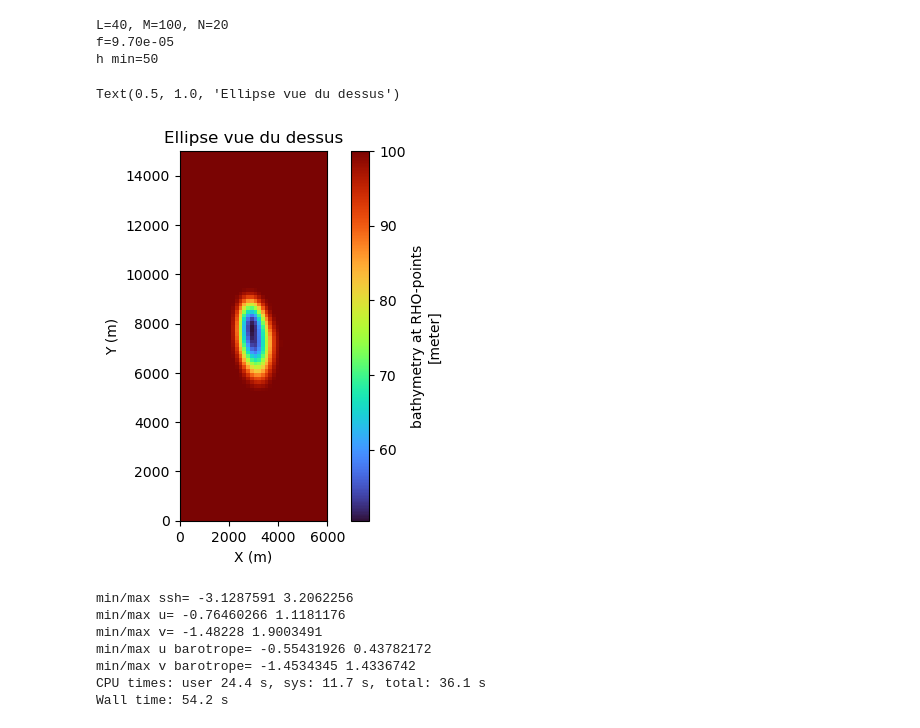
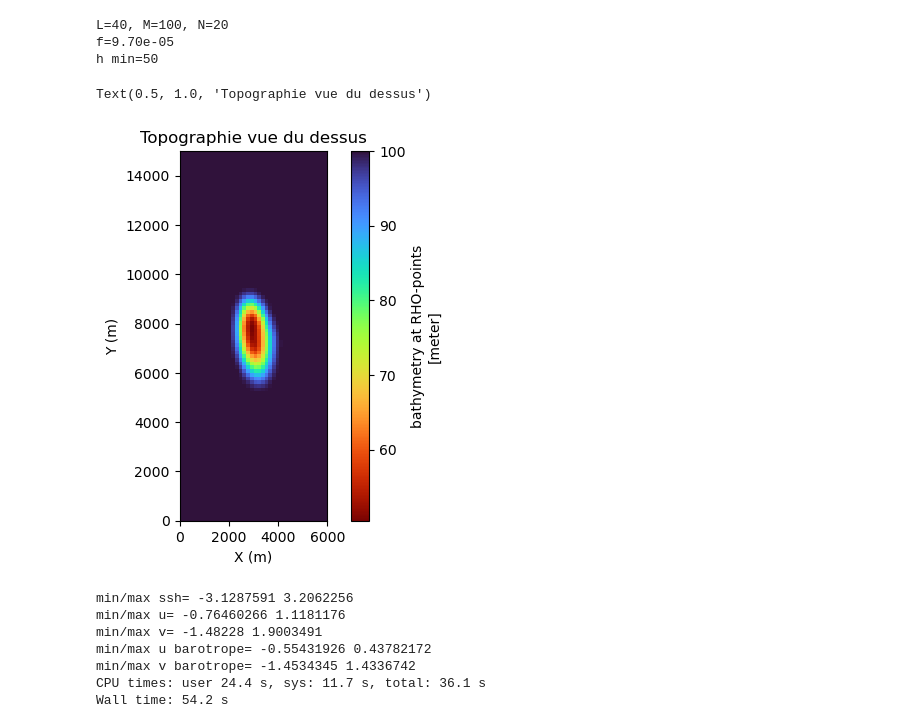
Before and after one commit to apatlpo/iroise_sandbank, a Jupyter notebook: croco/diags.ipynb, the cells around one changed output. Cells and saved outputs as stored; diff of their text form; code cells hidden in the pictures.

```diff
--- a/croco/diags.ipynb
+++ b/croco/diags.ipynb
@@ -100,19 +75,19 @@ h min=50
 # %%
 # Affichage de la topographie vue du dessus
 fig, ax = plt.subplots()
 fig.set_figwidth(6)
 ax.set_aspect('equal')
-ds.h.plot(x="lon", y="lat", cmap="turbo", ax=ax)
+ds.h.plot(x="lon", y="lat", cmap="turbo_r", ax=ax)
 # mesh = ax.pcolormesh(xplot, yplot, topographie_ellipse_fortran, cmap="turbo")
 ax.set_xlabel('X (m)')
 ax.set_ylabel('Y (m)')
 # ax.set_xlim(0,a_ellipse*2)
 # ax.set_ylim(0,b_ellipse*2)
 # plt.colorbar(ax=ax)
-ax.set_title("Ellipse vue du dessus")
+ax.set_title("Topographie vue du dessus")
 # %% [output]
-Text(0.5, 1.0, 'Ellipse vue du dessus')
+Text(0.5, 1.0, 'Topographie vue du dessus')
-[figure, old version]
+[figure, new version]
 # %%
 %%time
 print("min/max ssh=",ds.z_sfc.min().values,ds.z_sfc.max().values)
```
Also changed, not shown: parts of 8 cells of this notebook, 1 other file.
